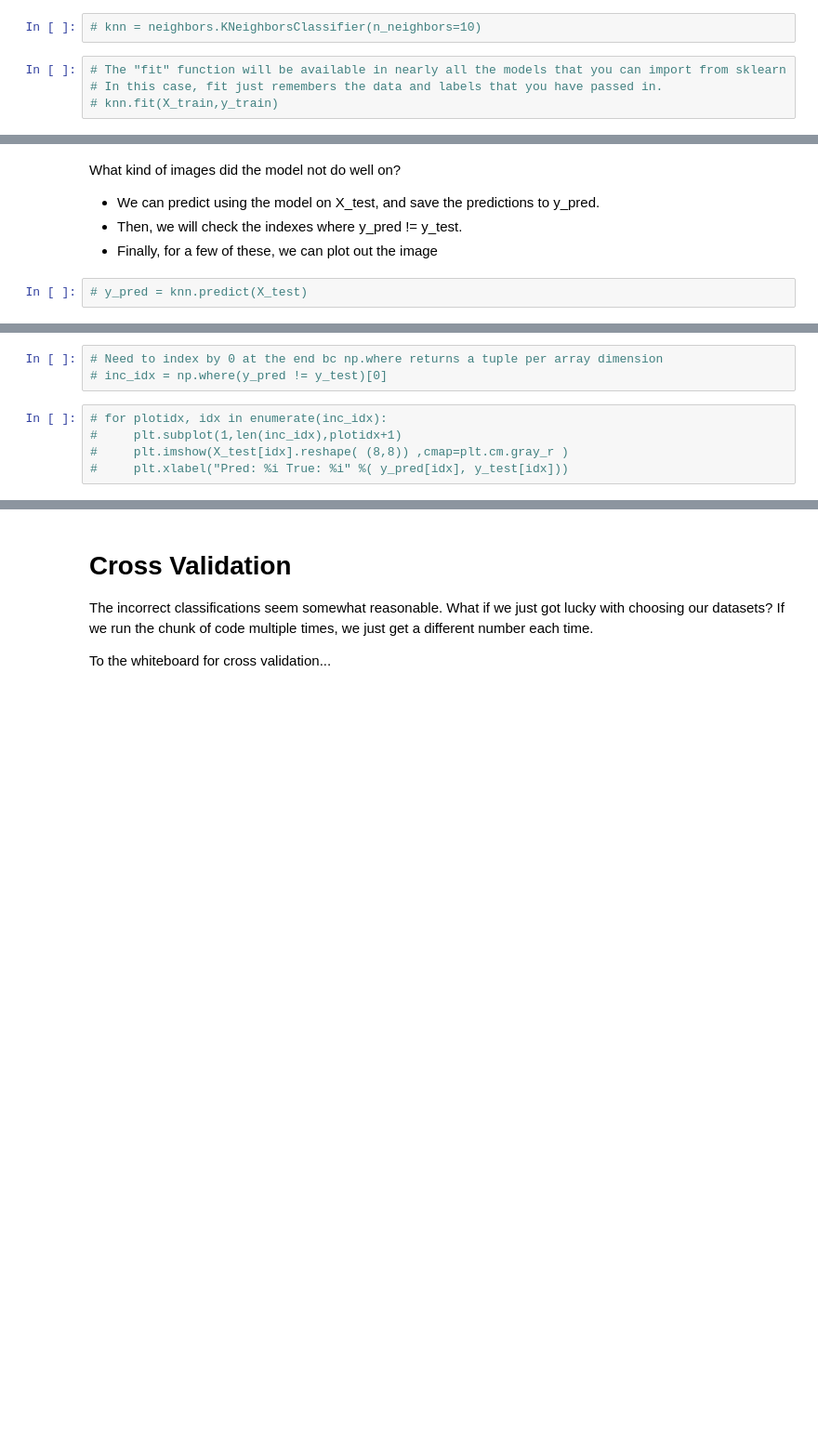
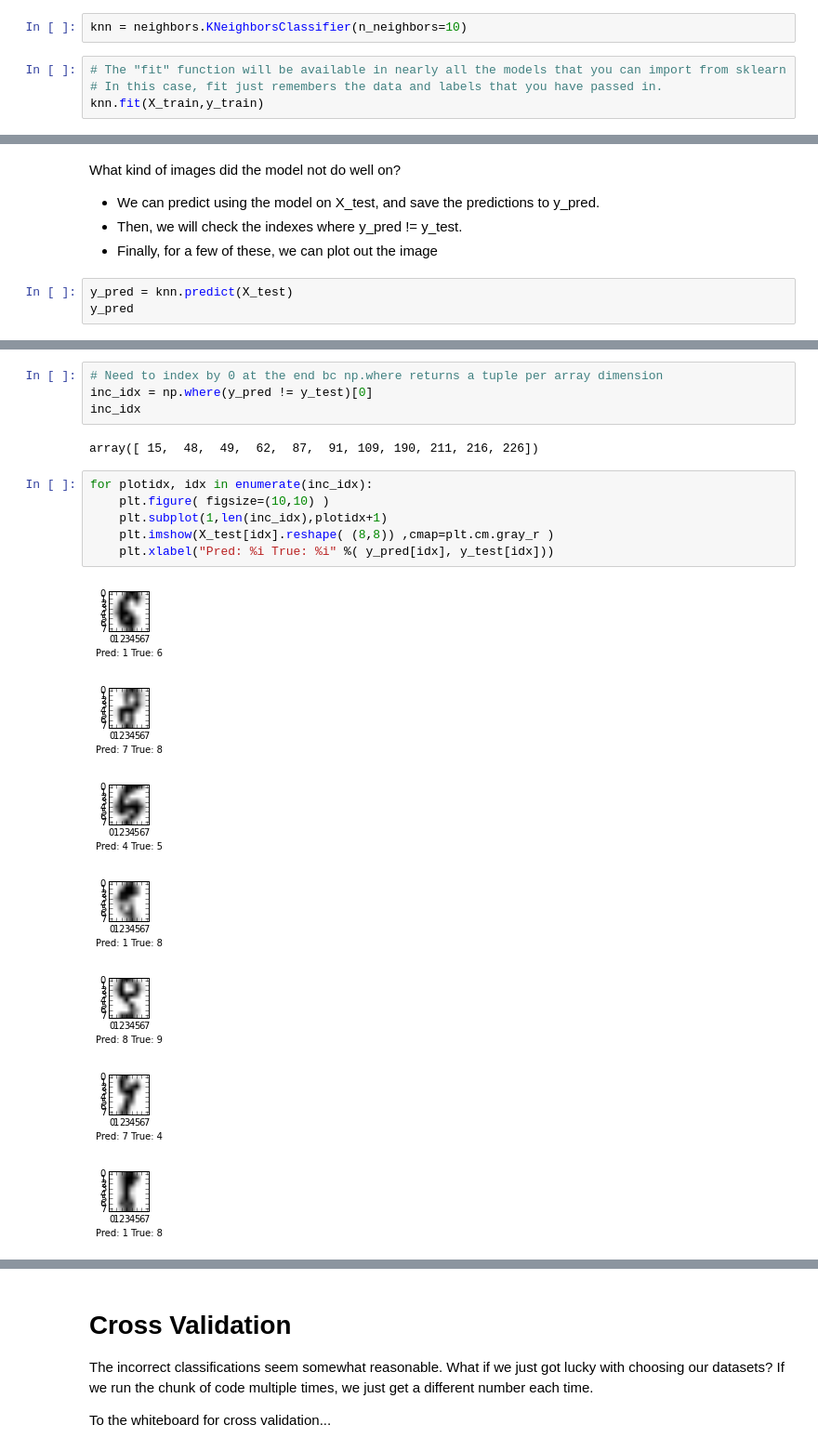
Before and after one commit to brianchandbound/ga-ds, a Jupyter notebook: 04_eda/lab_04_01_digits.ipynb, the cells around one changed output, grey strips where cells are left out. Shown at 93% size. Cells and saved outputs as stored; diff of their text form; blank space fills up the shorter version.

```diff
--- a/04_eda/lab_04_01_digits.ipynb
+++ b/04_eda/lab_04_01_digits.ipynb
@@ -117,8 +172,8 @@ Why cant we just select `rows 0 to #rows x 0.8` as training data, and `#rows x 0
 # %% [markdown]
 Now that we've split up our data, we can 'fit' or 'create' the model using our training data, and score on the testing data
 # %%
-# knn = neighbors.KNeighborsClassifier(n_neighbors=10)
+knn = neighbors.KNeighborsClassifier(n_neighbors=10)
 # %%
 # The "fit" function will be available in nearly all the models that you can import from sklearn
 # In this case, fit just remembers the data and labels that you have passed in.
-# knn.fit(X_train,y_train)
+knn.fit(X_train,y_train)
@@ -149,4 +216,5 @@ What kind of images did the model not do well on?
 * Then, we will check the indexes where y_pred != y_test.
 * Finally, for a few of these, we can plot out the image
 # %%
-# y_pred = knn.predict(X_test)
+y_pred = knn.predict(X_test)
+y_pred
@@ -153,8 +238,20 @@ What kind of images did the model not do well on?
 # %%
 # Need to index by 0 at the end bc np.where returns a tuple per array dimension
-# inc_idx = np.where(y_pred != y_test)[0]
+inc_idx = np.where(y_pred != y_test)[0]
+inc_idx
+# %% [output]
+array([ 15,  48,  49,  62,  87,  91, 109, 190, 211, 216, 226])
 # %%
-# for plotidx, idx in enumerate(inc_idx):
-#     plt.subplot(1,len(inc_idx),plotidx+1)
-#     plt.imshow(X_test[idx].reshape( (8,8)) ,cmap=plt.cm.gray_r )
-#     plt.xlabel("Pred: %i True: %i" %( y_pred[idx], y_test[idx]))
+for plotidx, idx in enumerate(inc_idx):
+    plt.figure( figsize=(10,10) )
+    plt.subplot(1,len(inc_idx),plotidx+1)
+    plt.imshow(X_test[idx].reshape( (8,8)) ,cmap=plt.cm.gray_r )
+    plt.xlabel("Pred: %i True: %i" %( y_pred[idx], y_test[idx]))
+# %% [output]
+[figure, added]
+[figure, added]
+[figure, added]
+[figure, added]
+[figure, added]
+[figure, added]
+[figure, added]
```
Also changed, not shown: parts of 23 cells of this notebook, 2 other files.
